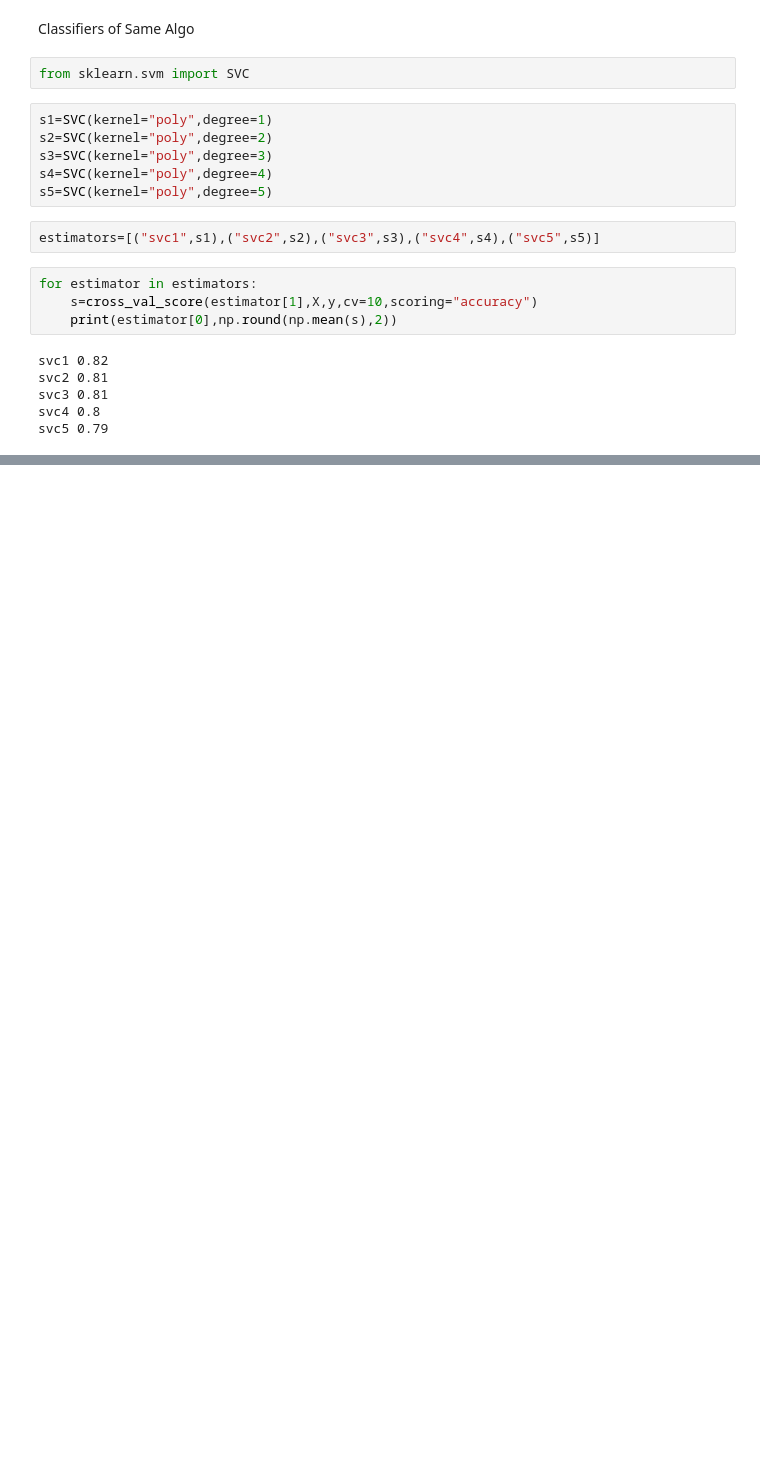
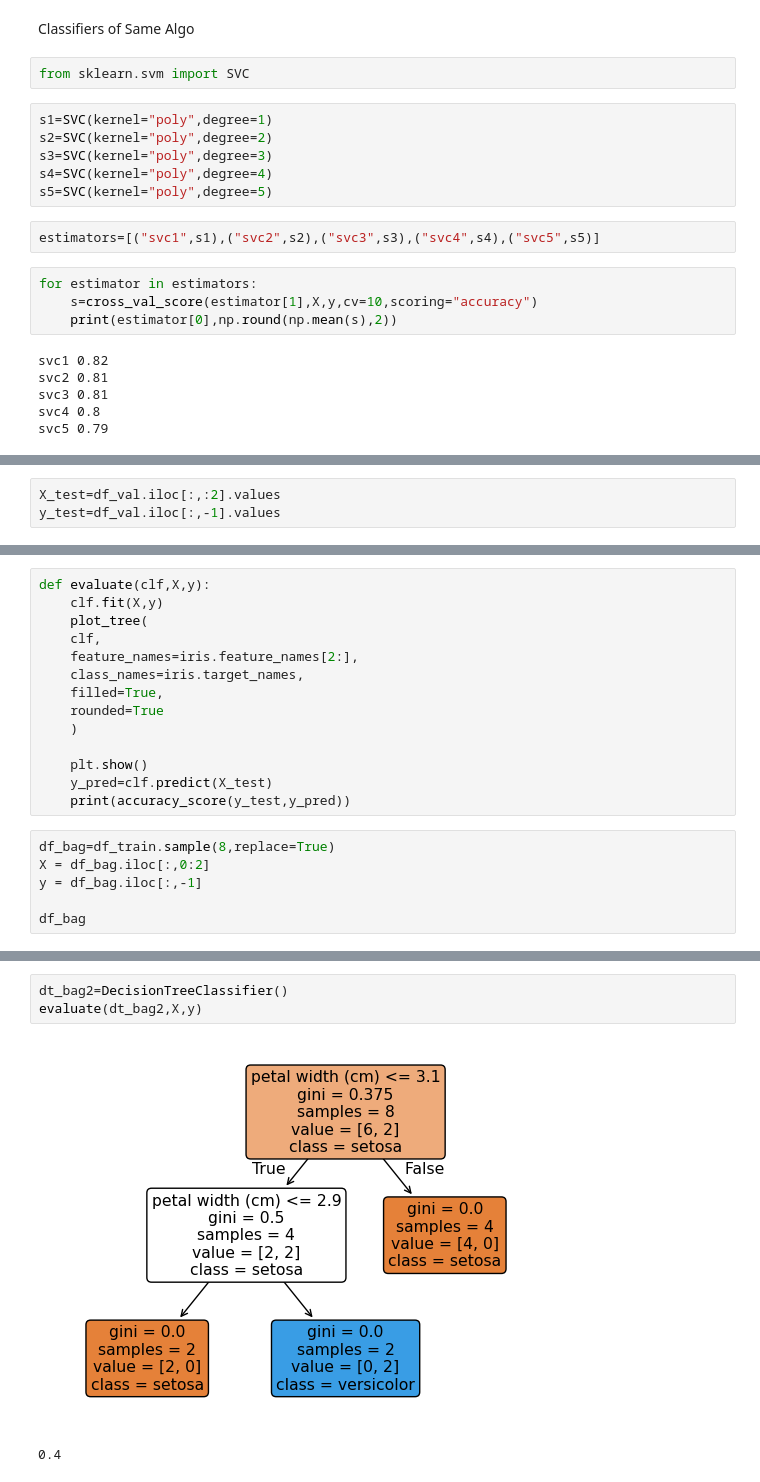
Before and after one commit to sahajpreetsingh060/ML, a Jupyter notebook: chapter7.ipynb, the cells around one changed output, grey strips where cells are left out. Cells and saved outputs as stored; diff of their text form; blank space fills up the shorter version.

```diff
--- a/chapter7.ipynb
+++ b/chapter7.ipynb
@@ -191,0 +242,3 @@ svc5 0.79
+# %%
+X_test=df_val.iloc[:,:2].values
+y_test=df_val.iloc[:,-1].values
@@ -191,0 +276,20 @@ svc5 0.79
+# %%
+def evaluate(clf,X,y):
+    clf.fit(X,y)
+    plot_tree(
+    clf,
+    feature_names=iris.feature_names[2:],
+    class_names=iris.target_names,
+    filled=True,
+    rounded=True
+    )
+
+    plt.show()
+    y_pred=clf.predict(X_test)
+    print(accuracy_score(y_test,y_pred))
+# %%
+df_bag=df_train.sample(8,replace=True)
+X = df_bag.iloc[:,0:2]
+y = df_bag.iloc[:,-1]
+
+df_bag
@@ -191,0 +306,6 @@ svc5 0.79
+# %%
+dt_bag2=DecisionTreeClassifier()
+evaluate(dt_bag2,X,y)
+# %% [output]
+[figure, added]
+0.4
```
Also changed, not shown: parts of 21 cells of this notebook.
